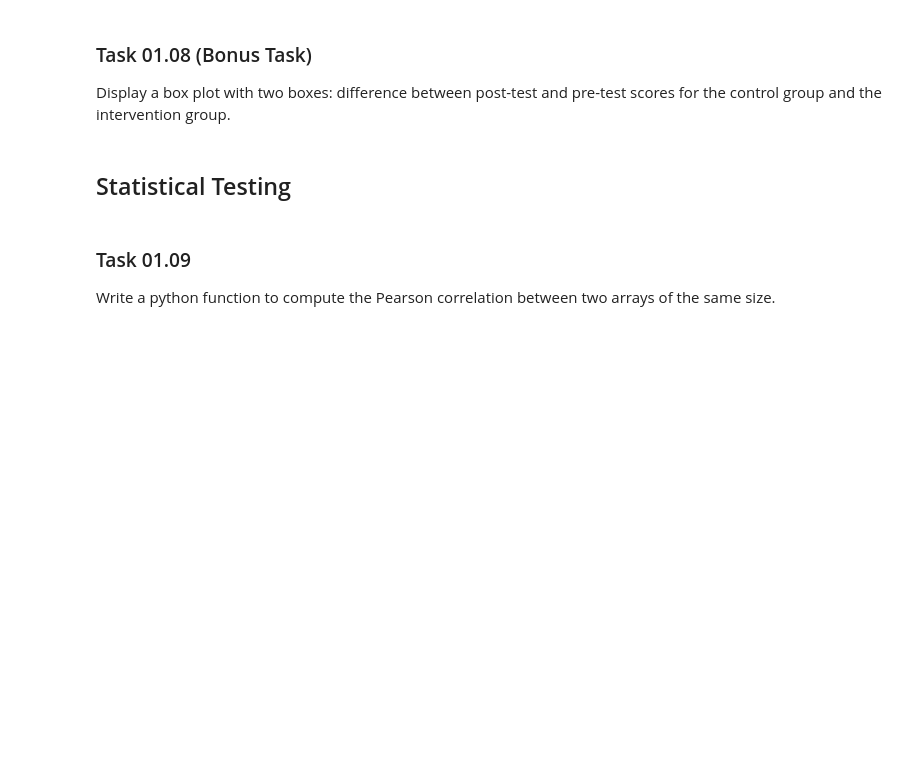
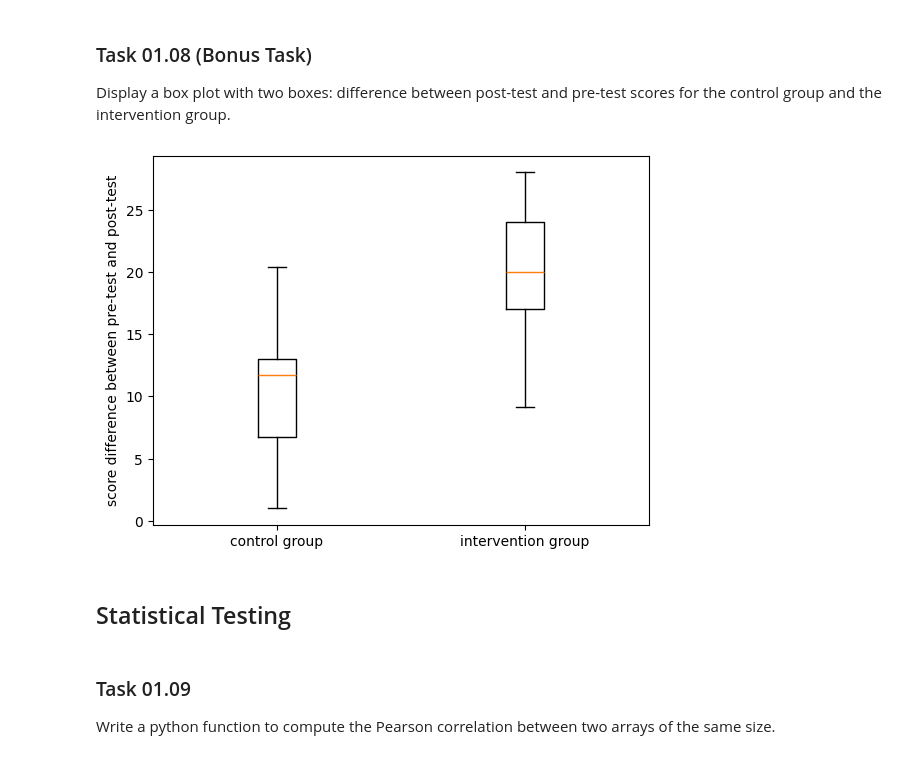
Before and after one commit to bhunecke/data-mining, a Jupyter notebook: sheet01/sheet01.ipynb, the cells around one changed output. Saved outputs shown, nothing was run; the diff lists cells and outputs as text; code cells hidden in the pictures; blank space fills up the shorter version.

```diff
--- a/sheet01/sheet01.ipynb
+++ b/sheet01/sheet01.ipynb
@@ -272,6 +304,24 @@ Display a box plot with four boxes: pre-test results in the control and interven
 ### Task 01.08 (Bonus Task)
 
 Display a box plot with two boxes: difference between post-test and pre-test scores for the control group and the intervention group.
+# %%
+control_diff = []
+intervention_diff = []
+
+for i in range(len(pre_control_values)):
+    control_diff.append(post_control_values[i] - pre_control_values[i])
+
+for i in range(len(pre_intervention_values)):
+    intervention_diff.append(post_intervention_values[i] - pre_intervention_values[i])
+
+differences = [control_diff, intervention_diff]
+plt.boxplot(differences)
+
+plt.xticks([1,2], ["control group", "intervention group"])
+plt.ylabel("score difference between pre-test and post-test")
+plt.show()
+# %% [output]
+[figure, added]
 # %% [markdown]
 ## Statistical Testing
 # %% [markdown]
```
Also changed, not shown: parts of 8 cells of this notebook.
